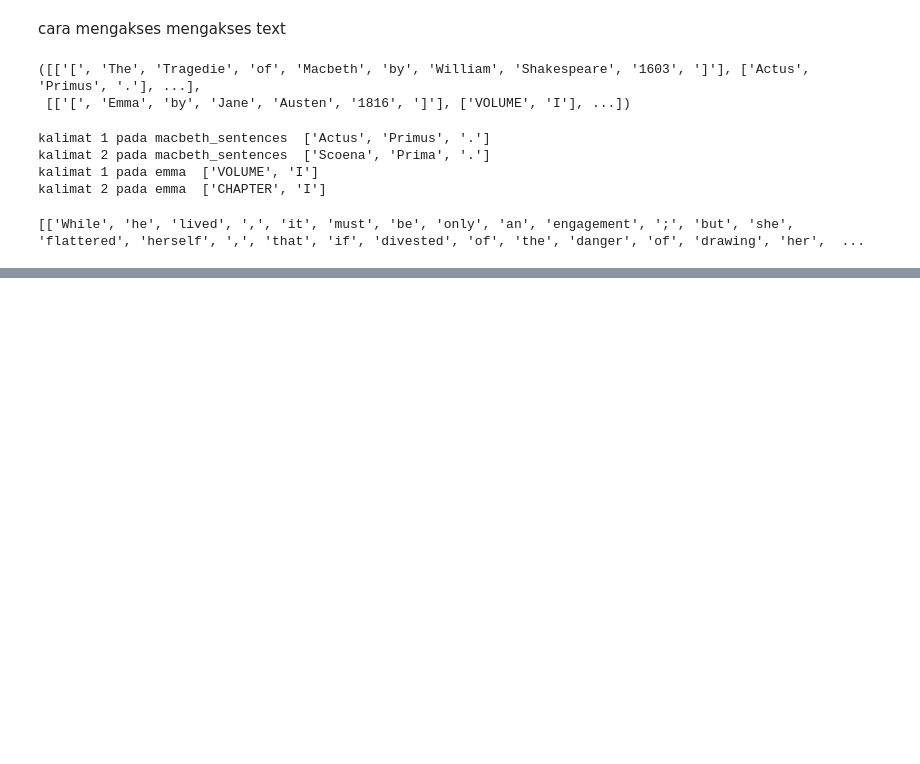
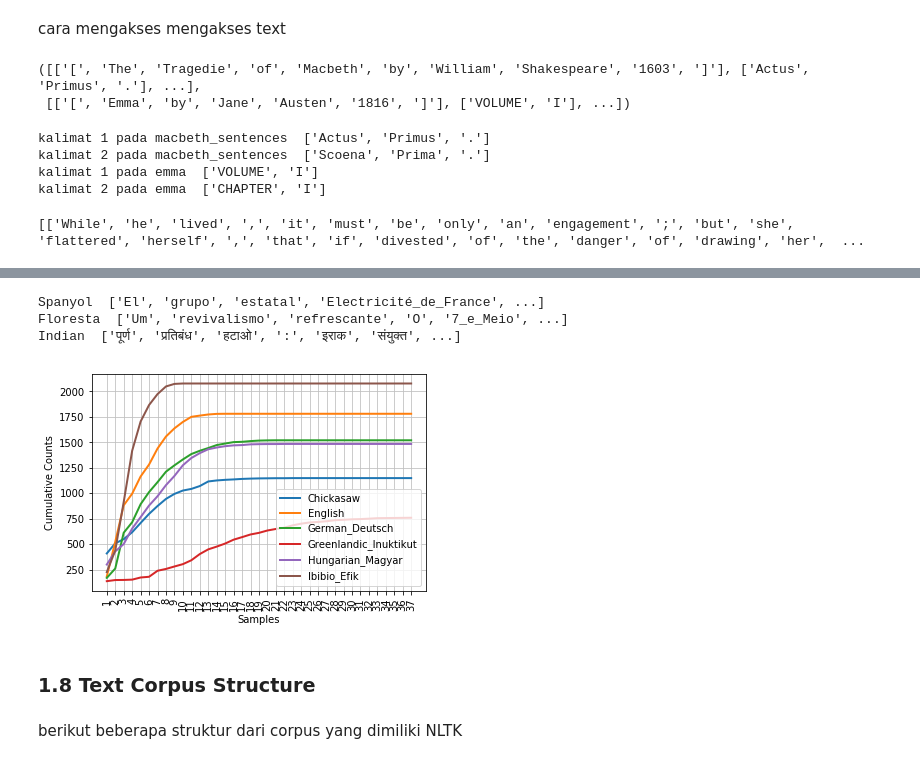
Before and after one commit to bastomy/TugasBesar, a Jupyter notebook: capter2.ipynb, the cells around one changed output, grey strips where cells are left out. Cells and saved outputs as stored; diff of their text form; code cells hidden in the pictures; blank space fills up the shorter version.

```diff
--- a/capter2.ipynb
+++ b/capter2.ipynb
@@ -123,0 +429,24 @@ text terpanjang pada emma memiliki  1
+# %%
+print("Spanyol ",nltk.corpus.cess_esp.words())
+print("Floresta ",nltk.corpus.floresta.words())
+print("Indian ",nltk.corpus.indian.words('hindi.pos'))
+# %% [output]
+Spanyol  ['El', 'grupo', 'estatal', 'Electricité_de_France', ...]
+Floresta  ['Um', 'revivalismo', 'refrescante', 'O', '7_e_Meio', ...]
+Indian  ['पूर्ण', 'प्रतिबंध', 'हटाओ', ':', 'इराक', 'संयुक्त', ...]
+# %%
+from nltk.corpus import udhr
+languages = ['Chickasaw', 'English', 'German_Deutsch','Greenlandic_Inuktikut', 'Hungarian_Magyar', 'Ibibio_Efik']
+# %%
+cfd = nltk.ConditionalFreqDist(
+    (lang, len(word))
+    for lang in languages
+    for word in udhr.words(lang + '-Latin1'))
+# %%
+cfd.plot(cumulative=True)
+# %% [output]
+[figure, added]
+# %% [markdown]
+### 1.8   Text Corpus Structure
+# %% [markdown]
+berikut beberapa struktur dari corpus yang dimiliki NLTK
```
Also changed, not shown: parts of 92 cells of this notebook, 5 other files.
